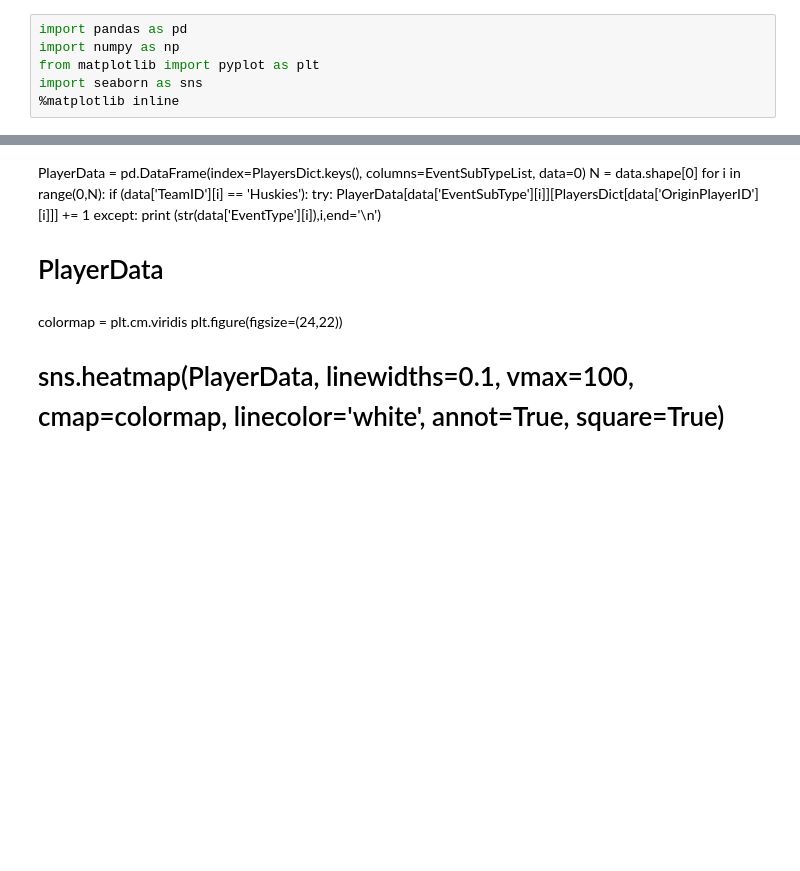
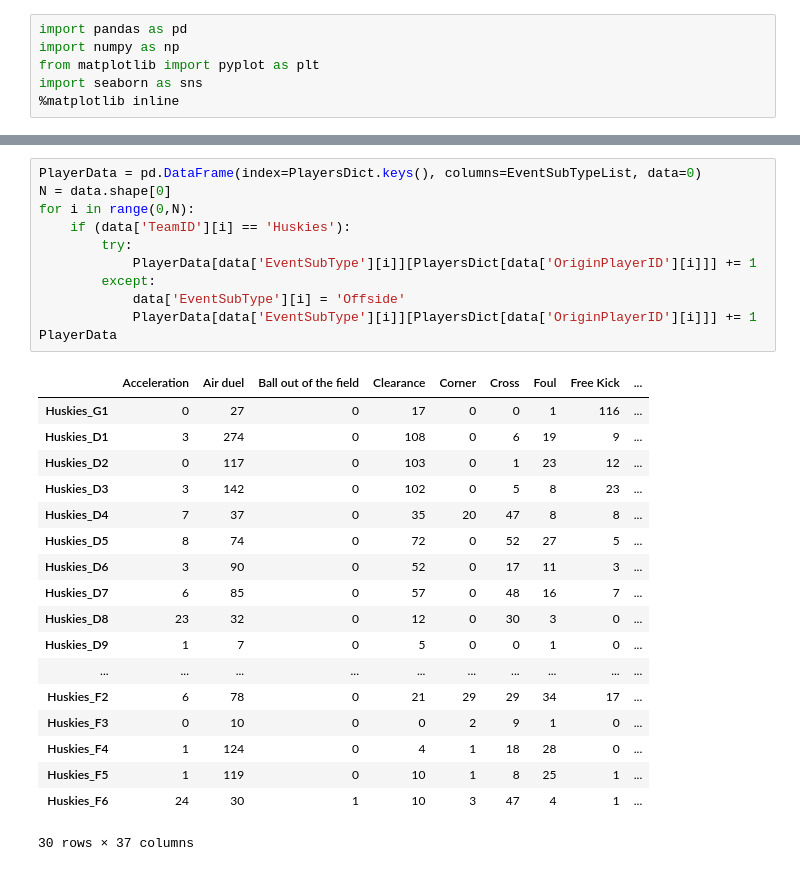
Before and after one commit to GZNGroup/2020MCM-ICM, a Jupyter notebook: 2020_Weekend1_Problems/processing.ipynb, the cells around one changed output, grey strips where cells are left out. Drawn from its saved outputs; the diff is of its cells as text; blank space fills up the shorter version.

```diff
--- a/2020_Weekend1_Problems/processing.ipynb
+++ b/2020_Weekend1_Problems/processing.ipynb
@@ -50,14 +88,30 @@ EventSubTypeList = pd.DataFrame(data.groupby(['EventSubType']))[0].tolist()
-# %% [markdown]
-PlayerData = pd.DataFrame(index=PlayersDict.keys(), columns=EventSubTypeList, data=0)
-N = data.shape[0]
-for i in range(0,N):
-    if (data['TeamID'][i] == 'Huskies'):
-        try:
-            PlayerData[data['EventSubType'][i]][PlayersDict[data['OriginPlayerID'][i]]] += 1
-        except:
-            print (str(data['EventType'][i]),i,end='\n')
-# PlayerData
-# %% [markdown]
-colormap = plt.cm.viridis
-plt.figure(figsize=(24,22))
-# sns.heatmap(PlayerData, linewidths=0.1, vmax=100, cmap=colormap, linecolor='white', annot=True, square=True)
+# %%
+PlayerData = pd.DataFrame(index=PlayersDict.keys(), columns=EventSubTypeList, data=0)
+N = data.shape[0]
+for i in range(0,N):
+    if (data['TeamID'][i] == 'Huskies'):
+        try:
+            PlayerData[data['EventSubType'][i]][PlayersDict[data['OriginPlayerID'][i]]] += 1
+        except:
+            data['EventSubType'][i] = 'Offside'
+            PlayerData[data['EventSubType'][i]][PlayersDict[data['OriginPlayerID'][i]]] += 1
+PlayerData
+# %% [output]
+|  | Acceleration | Air duel | Ball out of the field | Clearance | Corner | Cross | Foul | Free Kick | ... |
+| Huskies_G1 | 0 | 27 | 0 | 17 | 0 | 0 | 1 | 116 | ... |
+| Huskies_D1 | 3 | 274 | 0 | 108 | 0 | 6 | 19 | 9 | ... |
+| Huskies_D2 | 0 | 117 | 0 | 103 | 0 | 1 | 23 | 12 | ... |
+| Huskies_D3 | 3 | 142 | 0 | 102 | 0 | 5 | 8 | 23 | ... |
+| Huskies_D4 | 7 | 37 | 0 | 35 | 20 | 47 | 8 | 8 | ... |
+| Huskies_D5 | 8 | 74 | 0 | 72 | 0 | 52 | 27 | 5 | ... |
+| Huskies_D6 | 3 | 90 | 0 | 52 | 0 | 17 | 11 | 3 | ... |
+| Huskies_D7 | 6 | 85 | 0 | 57 | 0 | 48 | 16 | 7 | ... |
+| Huskies_D8 | 23 | 32 | 0 | 12 | 0 | 30 | 3 | 0 | ... |
+| Huskies_D9 | 1 | 7 | 0 | 5 | 0 | 0 | 1 | 0 | ... |
+| ... | ... | ... | ... | ... | ... | ... | ... | ... | ... |
+| Huskies_F2 | 6 | 78 | 0 | 21 | 29 | 29 | 34 | 17 | ... |
+| Huskies_F3 | 0 | 10 | 0 | 0 | 2 | 9 | 1 | 0 | ... |
+| Huskies_F4 | 1 | 124 | 0 | 4 | 1 | 18 | 28 | 0 | ... |
+| Huskies_F5 | 1 | 119 | 0 | 10 | 1 | 8 | 25 | 1 | ... |
+| Huskies_F6 | 24 | 30 | 1 | 10 | 3 | 47 | 4 | 1 | ... |
+30 rows × 37 columns
```
Also changed, not shown: parts of 8 cells of this notebook, 4 other files.
